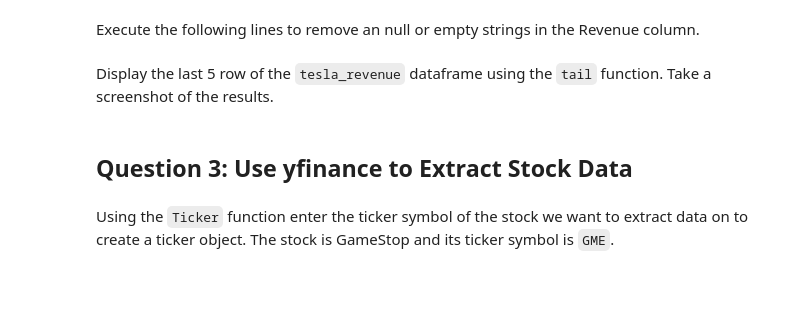
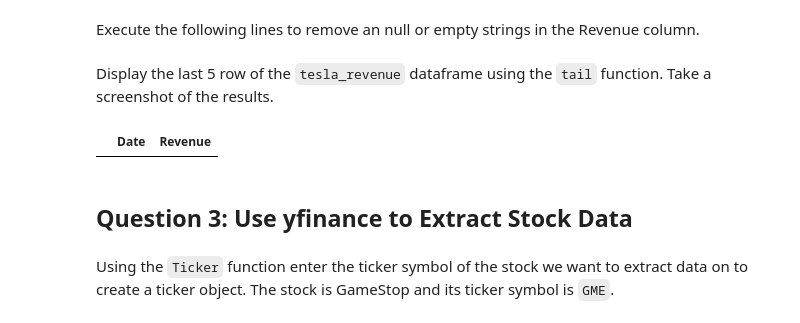
Before and after one commit to Luthiraa/DSE, a Jupyter notebook: Final Assignment.ipynb, the cells around one changed output. Cells and saved outputs as stored; diff of their text form; code cells hidden in the pictures; blank space fills up the shorter version.

````diff
--- a/Final Assignment.ipynb
+++ b/Final Assignment.ipynb
@@ -120,5 +120,7 @@ Use the `requests` library to download the webpage https://cf-courses-data.s3.us
 html_data = requests.get("https://cf-courses-data.s3.us.cloud-object-storage.appdomain.cloud/IBMDeveloperSkillsNetwork-PY0220EN-SkillsNetwork/labs/project/revenue.htm").text
 # %% [markdown]
 Parse the html data using `beautiful_soup` using parser i.e `html5lib` or `html.parser`.
+# %%
+soup = BeautifulSoup(html_data, "html5lib")
 # %% [markdown]
 Using `BeautifulSoup` or the `read_html` function extract the table with `Tesla Revenue` and store it into a dataframe named `tesla_revenue`. The dataframe should have columns `Date` and `Revenue`.
@@ -153,3 +156,15 @@ We are focusing on quarterly revenue in the lab.
 ```
 
 </details>
+# %%
+table = soup.find("table", {"class": "table"})
+rows = table.find_all("tr")
+
+data = []
+for row in rows[1:]:
+    cols = row.find_all("td")
+    date = cols[0].text.strip()
+    revenue = cols[1].text.strip()
+    data.append([date, revenue])
+
+tesla_revenue = pd.DataFrame(data, columns=["Date", "Revenue"])
@@ -165,6 +197,10 @@ tesla_revenue.dropna(inplace=True)
 tesla_revenue = tesla_revenue[tesla_revenue['Revenue'] != ""]
 # %% [markdown]
 Display the last 5 row of the `tesla_revenue` dataframe using the `tail` function. Take a screenshot of the results.
+# %%
+tesla_revenue.tail()
+# %% [output]
+|  | Date | Revenue |
 # %% [markdown]
 ## Question 3: Use yfinance to Extract Stock Data
 # %% [markdown]
````
Also changed, not shown: parts of 12 cells of this notebook.
